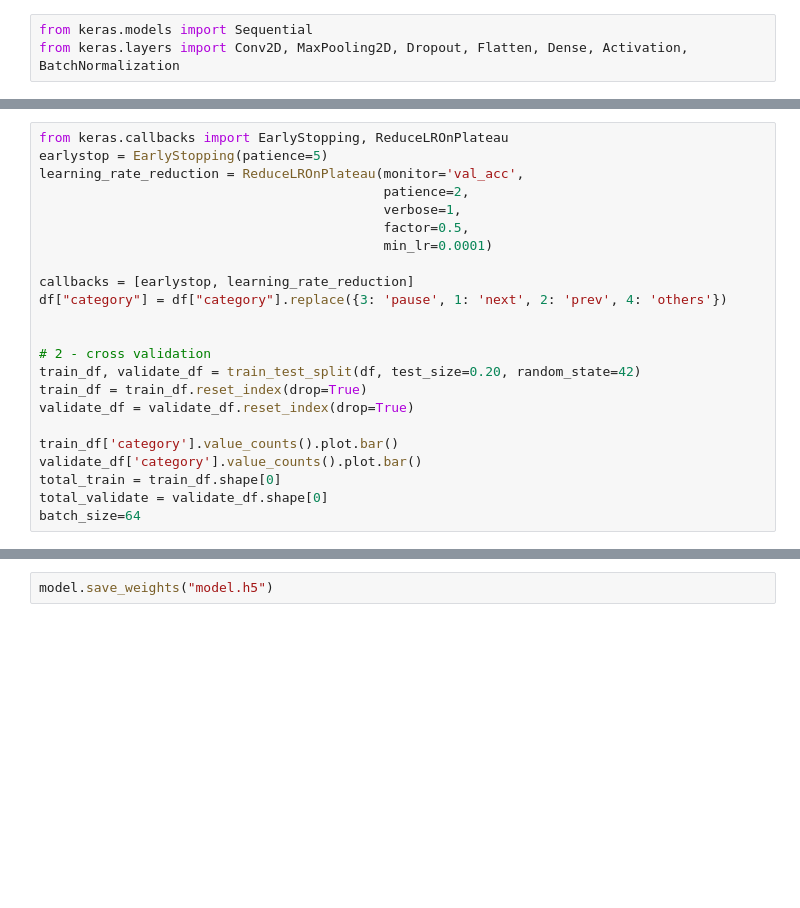
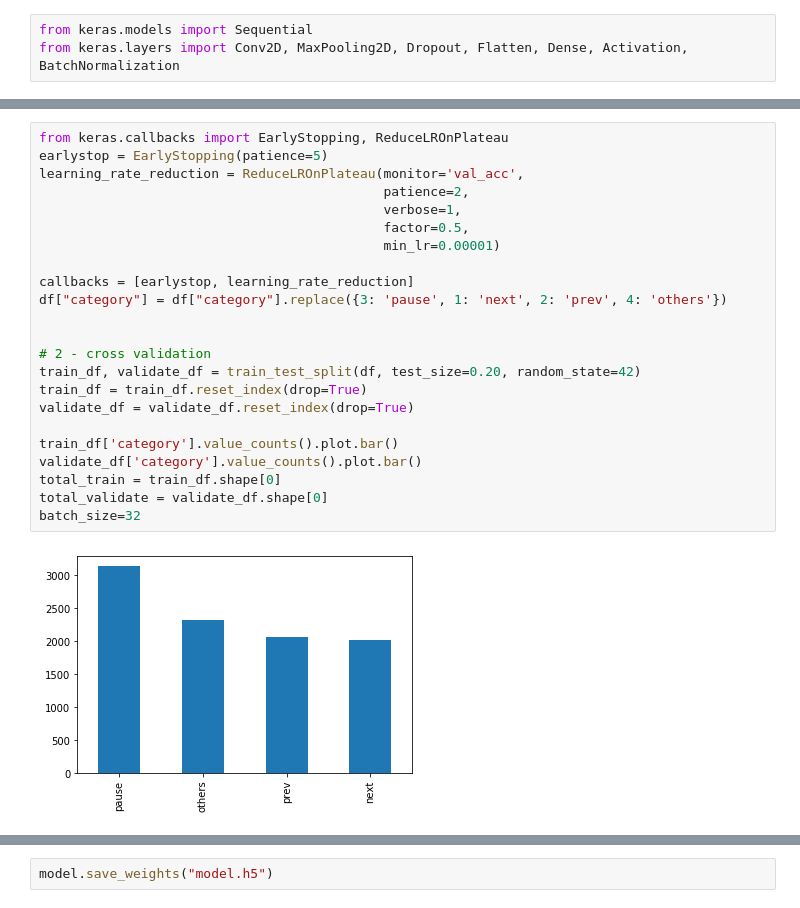
Before and after one commit to karan469/COL780-Computer-Vision, a Jupyter notebook: music_gesture_control/no_back.ipynb, the cells around one changed output, grey strips where cells are left out. Cells and saved outputs as stored; diff of their text form; blank space fills up the shorter version.

```diff
--- a/music_gesture_control/no_back.ipynb
+++ b/music_gesture_control/no_back.ipynb
@@ -125,26 +166,28 @@ model.summary()
 # %%
 from keras.callbacks import EarlyStopping, ReduceLROnPlateau
 earlystop = EarlyStopping(patience=5)
 learning_rate_reduction = ReduceLROnPlateau(monitor='val_acc',
                                             patience=2,
                                             verbose=1,
                                             factor=0.5,
-                                            min_lr=0.0001)
+                                            min_lr=0.00001)
 
 callbacks = [earlystop, learning_rate_reduction]
 df["category"] = df["category"].replace({3: 'pause', 1: 'next', 2: 'prev', 4: 'others'})
 
 
 # 2 - cross validation
 train_df, validate_df = train_test_split(df, test_size=0.20, random_state=42)
 train_df = train_df.reset_index(drop=True)
 validate_df = validate_df.reset_index(drop=True)
 
 train_df['category'].value_counts().plot.bar()
 validate_df['category'].value_counts().plot.bar()
 total_train = train_df.shape[0]
 total_validate = validate_df.shape[0]
-batch_size=64
+batch_size=32
+# %% [output]
+[figure, added]
 # %%
 import cv2
 def prepro(img):
```
Also changed, not shown: parts of 8 cells of this notebook.
